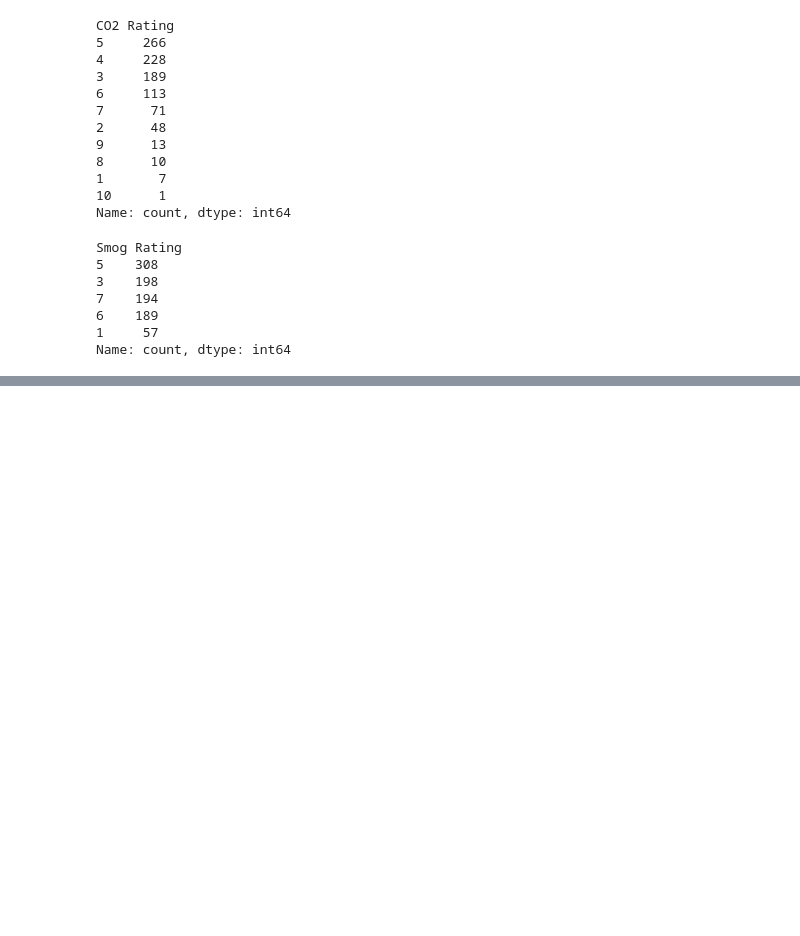
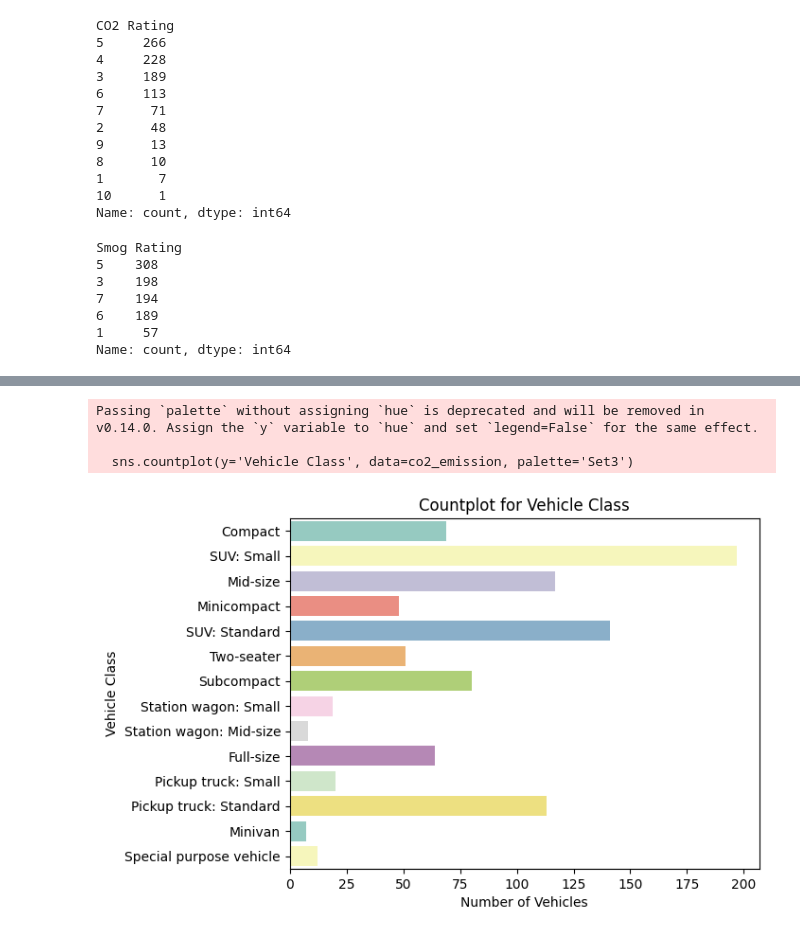
Before and after one commit to SasikaAththanayaka/Linear_Regression_-SLR-_on_Carbondioxide_emission_of_vehicles, a Jupyter notebook: co2_emission_eda.ipynb, the cells around one changed output, grey strips where cells are left out. Saved outputs shown, nothing was run; the diff lists cells and outputs as text; code cells hidden in the pictures; blank space fills up the shorter version.

```diff
--- a/co2_emission_eda.ipynb
+++ b/co2_emission_eda.ipynb
@@ -148,0 +169,16 @@ Name: count, dtype: int64
+# %%
+# Create a countplot for Vehicle class
+sns.countplot(y='Vehicle Class', data=co2_emission, palette='Set3')
+
+# Adding labels and title
+plt.xlabel('Number of Vehicles')
+plt.ylabel('Vehicle Class')
+plt.title('Countplot for Vehicle Class')
+
+# Display the graph
+plt.show()
+# %% [output]
+Passing `palette` without assigning `hue` is deprecated and will be removed in v0.14.0. Assign the `y` variable to `hue` and set `legend=False` for the same effect.
+
+  sns.countplot(y='Vehicle Class', data=co2_emission, palette='Set3')
+[figure, added]
```
Also changed, not shown: parts of 7 cells of this notebook.
